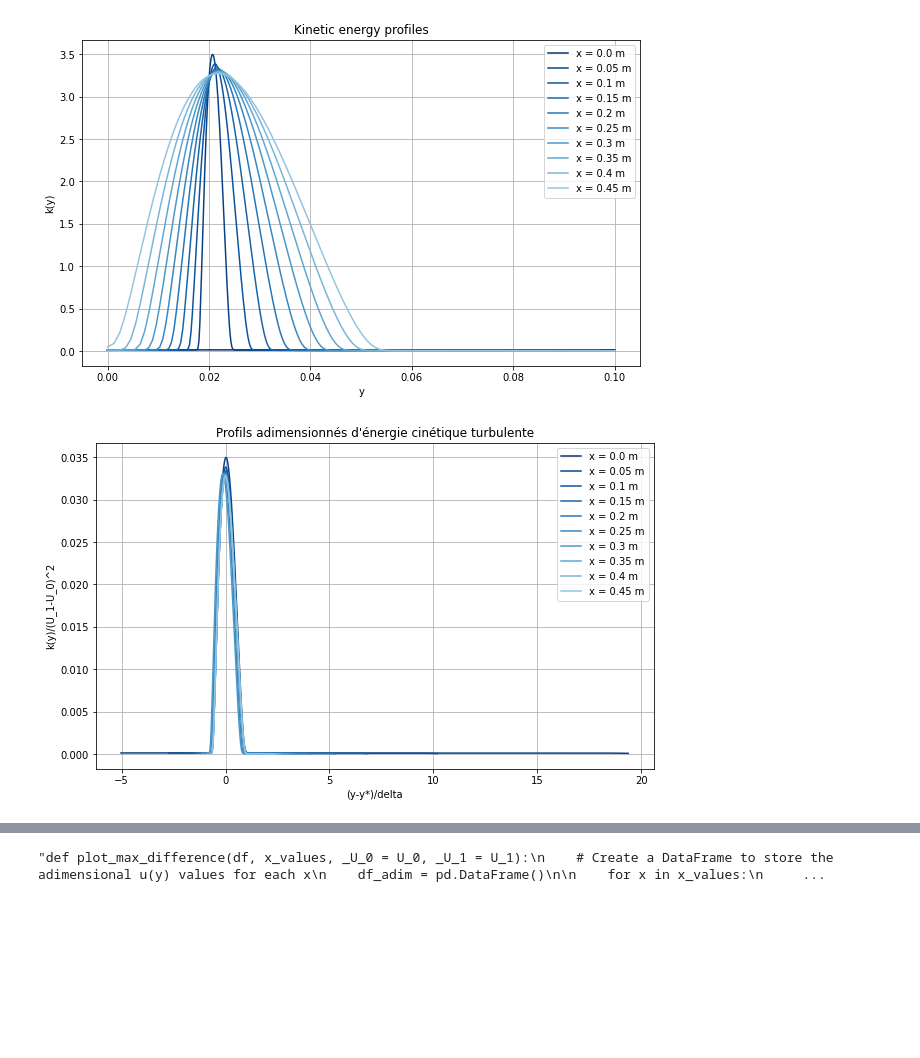
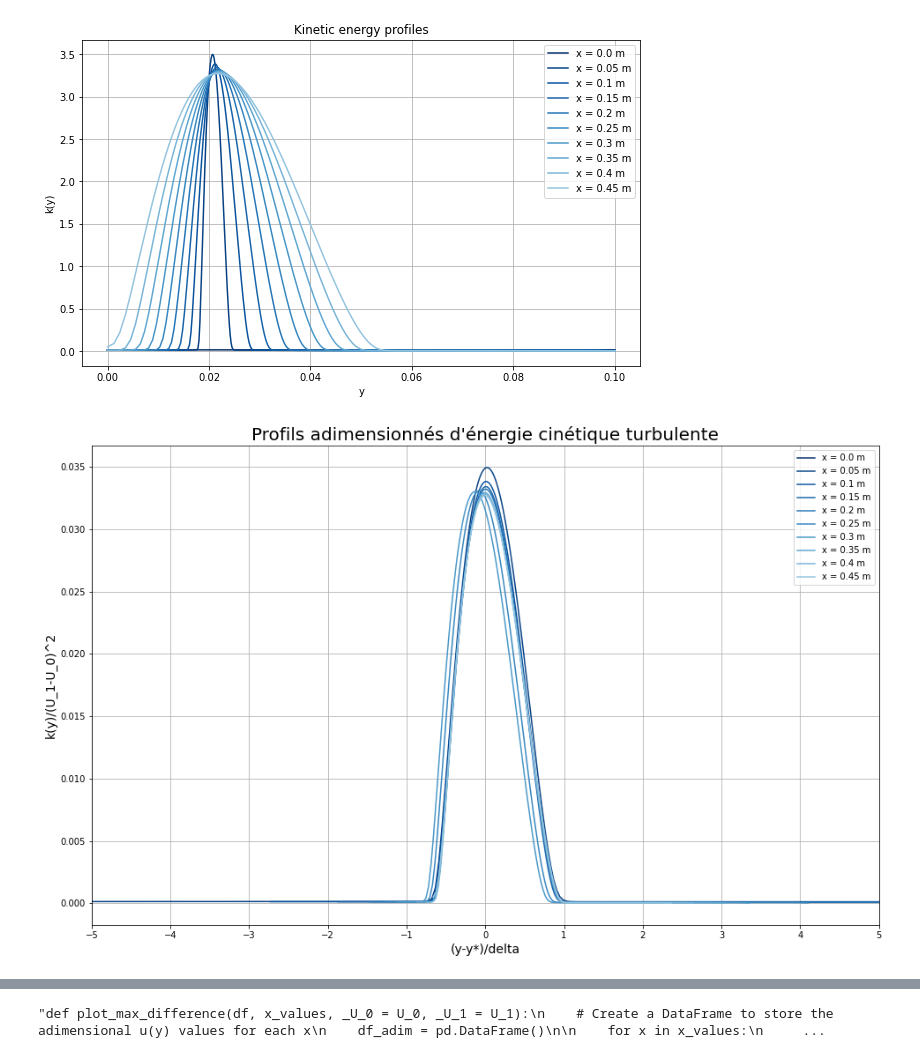
Before and after one commit to mboissiere/turbulence, a Jupyter notebook: main.ipynb, the cells around one changed output, grey strips where cells are left out. Cells and saved outputs as stored; diff of their text form; code cells hidden in the pictures; blank space fills up the shorter version.

Commit message:
Additional graphs for ve. Added data

```diff
--- a/main.ipynb
+++ b/main.ipynb
@@ -331,32 +332,37 @@ def plot_all_adimensional_kinetic_energy(df, x_values, _U_0 = U_0, _U_1 = U_1):
     # Create a reversed colormap
     color_map = cm.get_cmap('Blues_r')
 
     # Normalize x_values to [0, 0.6] for the colormap
     x_values_norm = [0.0 + 0.6 * (x / max(x_values)) for x in x_values]
 
     for x, x_norm in zip(x_values, x_values_norm):
         # Compute y_star and delta
         y_star = compute_y_star(u_data, x)
         delta = shear_layer_thickness(u_data, x)
 
         df_x = df[df['x'] == x].copy()
 
         # Adimensionalize y and k(y)
         df_x['y_adim'] = (df_x['y'] - y_star) / delta
         df_x['k_adim'] = df_x['k(y)'] / (_U_1 - _U_0)**2
 
         # Plot adimensional k(y) vs y with a label
         plt.plot(df_x['y_adim'], df_x['k_adim'], label=f'x = {x} m', color=color_map(x_norm))
 
     plt.xlabel('(y-y*)/delta', fontsize=14)
     plt.ylabel('k(y)/(U_1-U_0)^2', fontsize=14)
     plt.title("Profils adimensionnés d'énergie cinétique turbulente", fontsize=20)
     plt.legend()
     plt.grid(True)
+
+    # Set x-axis limits and ticks
+    plt.xlim(-5, 5)
+    plt.xticks(range(-5, 6))
+
     plt.show()
 
 # Test the function
-x_values_coeur = [x for x in x_values if x < 0.6]
+x_values_coeur = [x for x in x_values if x < 0.462163]
 plot_all_adimensional_kinetic_energy(data, x_values_coeur)
 # %% [output]
-[figure, old version]
+[figure, new version]
```
Also changed, not shown: parts of 7 cells of this notebook, 2 other files.
